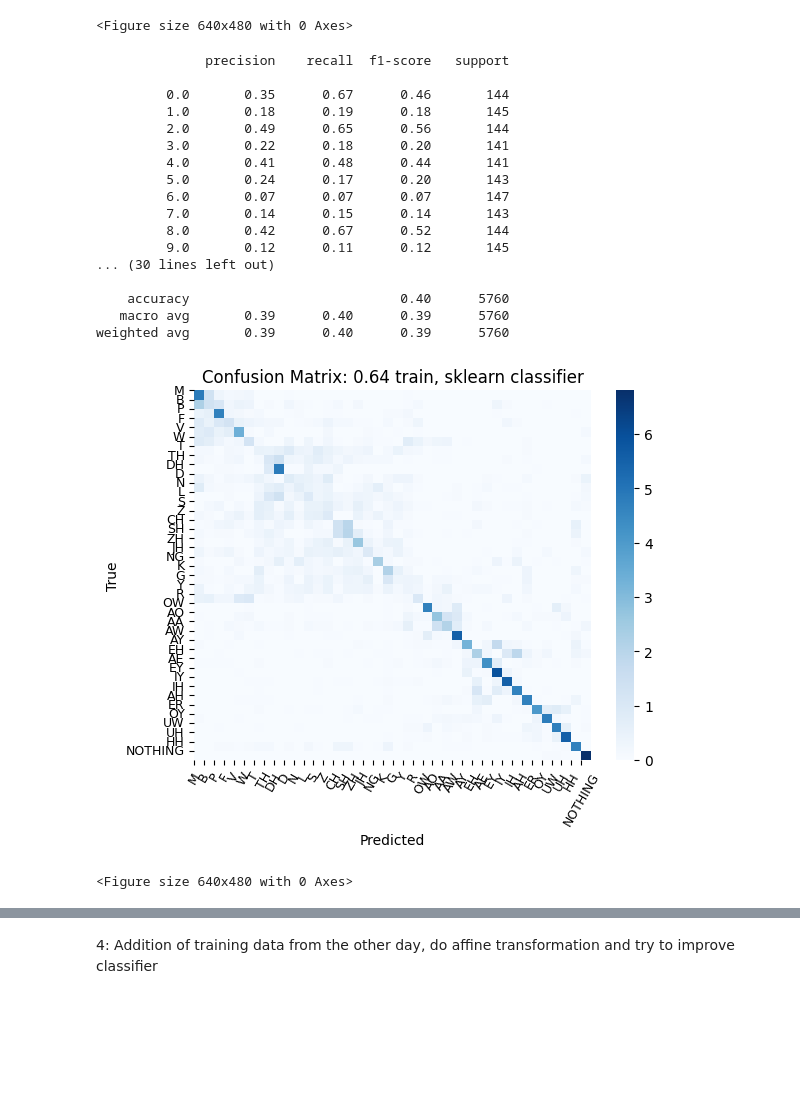
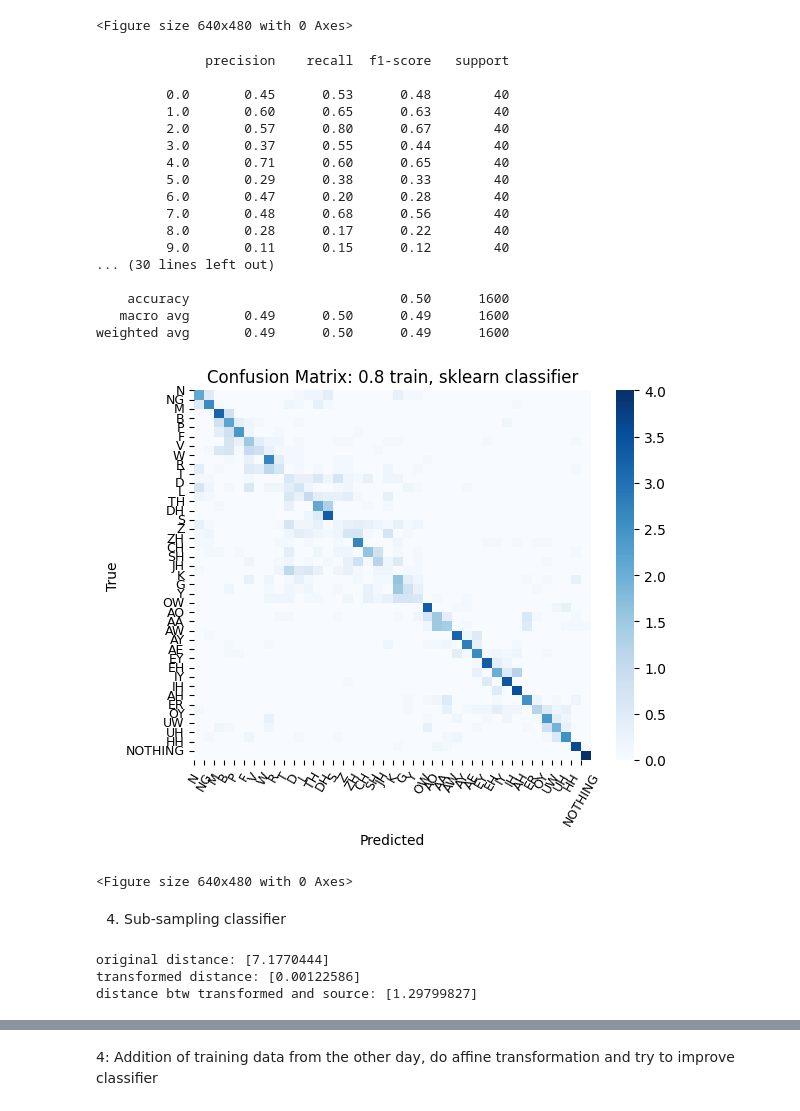
Before and after one commit to ctu-3u/speechBCI, a Jupyter notebook: Practice/0410_phone_classi.ipynb, the cells around one changed output, grey strips where cells are left out. Cells and saved outputs as stored; diff of their text form; code cells hidden in the pictures; blank space fills up the shorter version.

```diff
--- a/Practice/0410_phone_classi.ipynb
+++ b/Practice/0410_phone_classi.ipynb
@@ -529,6 +425,11 @@ def visualize_transformation_tsne(X_source, X_target, A_opt, b_opt, perplexity=3
 # %% [markdown]
 2. Data preparation
 # %%
+consonant_clusteredchart = ['N', 'NG', 'M', 'B', 'P', 'F', 'V', 'W', 'R', 'T', 'D', 'L', 'TH', 'DH', 'S', 'Z', 'ZH', 'CH', 'SH', 'JH', 'K', 'G', 'Y']
+vowel_clusteredchart = ['OW', 'AO', 'AA', 'AW', 'AY', 'AE', 'EY', 'EH', 'IY', 'IH', 'AH', 'ER', 'OY', 'UW', 'UH', 'HH', 'NOTHING']
+
+phoneme_clusteredchart = np.append(consonant_clusteredchart[:], vowel_clusteredchart[:])
+
 ##
 ### generate phonemes dictionary for two sessions
 gotrial_start = np.array(tuning_session2['goTrialEpochs'][:, 0])
@@ -606,52 +502,84 @@ plt.clf()
 # %%
 '''confusion matrix'''
 ## ML route classify
-testsize = 0.36
+testsize = 0.2
 
 cm_log = []
 y_test_log = []
 y_pred_log = []
-for _ in range(20):
+for _ in range(10):
     X_train, X_test, y_train, y_test = train_test_split(classifier_features_s2,classifier_labels_s2, test_size = testsize, stratify = classifier_labels_s2)
 
     clf = RandomForestClassifier()
     clf.fit(X_train, y_train)
 
     y_pred = clf.predict(X_test)
 
     cm = confusion_matrix(y_test, y_pred)
     cm_log += [cm]
     y_test_log = np.append(y_test_log, y_test)
     y_pred_log = np.append(y_pred_log, y_pred)
 
 print(classification_report(y_test_log, y_pred_log))
 
 cm = np.array(cm_log).mean(0)
 sns.heatmap(cm, annot=False, cmap="Blues")
 plt.title(f"Confusion Matrix: {1 - testsize} train, sklearn classifier")
 plt.xlabel("Predicted")
 plt.ylabel("True")
 plt.xticks(ticks=np.arange(len(phoneme_clusteredchart)), labels=phoneme_clusteredchart, fontsize = 9, rotation = 60)
 plt.yticks(ticks=np.arange(len(phoneme_clusteredchart)), labels=phoneme_clusteredchart, fontsize = 9, rotation = 0)
 plt.show()
 plt.clf()
 # %% [output]
               precision    recall  f1-score   support
 
-         0.0       0.35      0.67      0.46       144
-         1.0       0.18      0.19      0.18       145
-         2.0       0.49      0.65      0.56       144
-         3.0       0.22      0.18      0.20       141
-         4.0       0.41      0.48      0.44       141
-         5.0       0.24      0.17      0.20       143
-         6.0       0.07      0.07      0.07       147
-         7.0       0.14      0.15      0.14       143
-         8.0       0.42      0.67      0.52       144
-         9.0       0.12      0.11      0.12       145
+         0.0       0.45      0.53      0.48        40
+         1.0       0.60      0.65      0.63        40
+         2.0       0.57      0.80      0.67        40
+         3.0       0.37      0.55      0.44        40
+         4.0       0.71      0.60      0.65        40
+         5.0       0.29      0.38      0.33        40
+         6.0       0.47      0.20      0.28        40
+         7.0       0.48      0.68      0.56        40
+         8.0       0.28      0.17      0.22        40
+         9.0       0.11      0.15      0.12        40
 ... (30 lines left out)
 
-    accuracy                           0.40      5760
-   macro avg       0.39      0.40      0.39      5760
-weighted avg       0.39      0.40      0.39      5760
+    accuracy                           0.50      1600
+   macro avg       0.49      0.50      0.49      1600
+weighted avg       0.49      0.50      0.49      1600
-[figure, old version]
+[figure, new version]
 <Figure size 640x480 with 0 Axes>
+# %% [markdown]
+4. Sub-sampling classifier
+# %%
+'''PCA pre-process'''
+# Combine both array sets for PCA fitting if you want the same PCA space
+combined_arrays = np.vstack([classifier_features, classifier_features_s2])
+
+# Fit PCA to the combined arrays (extracting first 3 principal components)
+pca = PCA(n_components=39)
+pca.fit(combined_arrays)
+
+# Transform the arrays separately into PCA space
+X1_pca = pca.transform(classifier_features)  # shape will be (640, 39)
+X2_pca = pca.transform(classifier_features_s2)  # shape will be (800, 39)
+
+
+A_opt, b_opt = optimize_affine_transformation(X2_pca, X1_pca, classifier_labels_s2, classifier_labels, similarity_metric)
+
+
+'''transform neural activities'''
+feature1_pca = pca.transform(classifier_features)
+feature2_pca = pca.transform(classifier_features_s2)
+feature2_transformed = np.array([]) # 800 trials, 128 channels
+feature2_transformed= feature2_pca @ A_opt.T + b_opt[0]
+
+print(f"original distance: {similarity_metric(X2_pca, X1_pca)}")
+print(f"transformed distance: {similarity_metric(X2_pca @ A_opt.T + b_opt[0], X1_pca)}")
+print(f"distance btw transformed and source: {similarity_metric(X2_pca @ A_opt.T + b_opt[0], X2_pca)}")
+# %% [output]
+original distance: [7.1770444]
+transformed distance: [0.00122586]
+distance btw transformed and source: [1.29799827]
```
Also changed, not shown: parts of 16 cells of this notebook, 6 other files.
